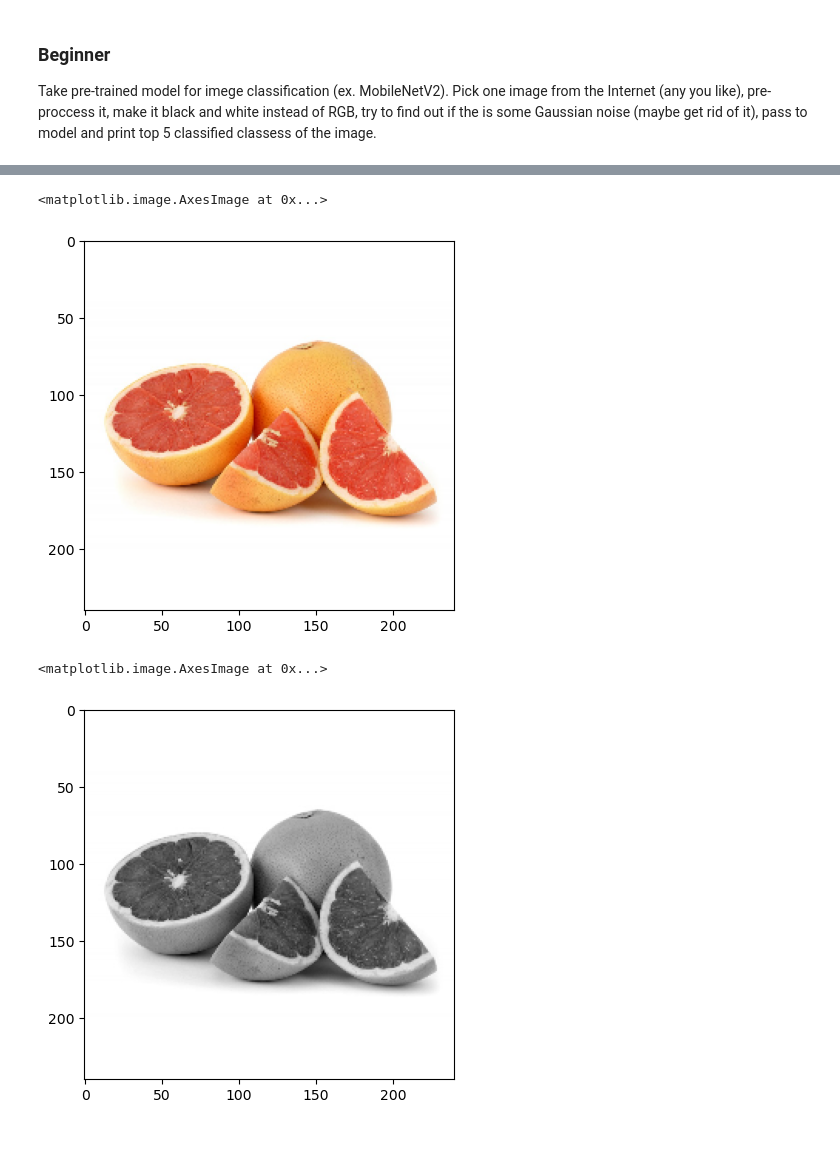
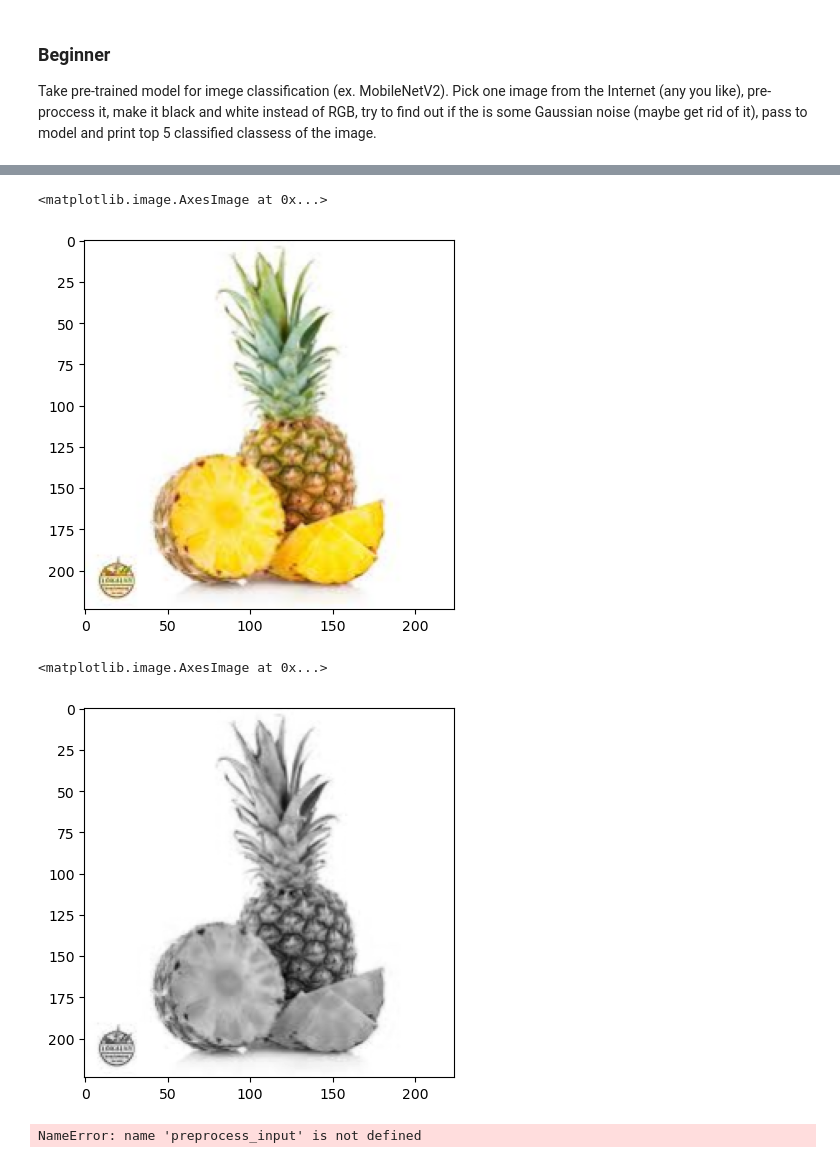
Before and after one commit to Piotrek-max/AI_Lab_Recruitment_Tasks_2024, a Jupyter notebook: TASK_3_B.ipynb, the cells around one changed output, grey strips where cells are left out. Drawn from its saved outputs; the diff is of its cells as text; code cells hidden in the pictures.

```diff
--- a/TASK_3_B.ipynb
+++ b/TASK_3_B.ipynb
@@ -16,17 +13,24 @@ import matplotlib.pyplot as plt
 import cv2
 # %%
 # take an image -> resize it
-image=cv2.imread("grapefruit-kg.jpg")
-image = cv2.resize(image, (240, 240),
+image=cv2.imread("ananas_image.jpg")
+image = cv2.resize(image, (224, 224),
                interpolation = cv2.INTER_LINEAR)
+
 plt.imshow(image[:,:,::-1]) #cv2 has reversed colormap RGB->BRG
 # %% [output]
 <matplotlib.image.AxesImage at 0x...>
-[figure, old version]
+[figure, new version]
 # %%
 # make the photo gray
 gray_image = cv2.cvtColor(image, cv2.COLOR_RGB2GRAY)
 plt.imshow(gray_image,cmap="gray")
 # %% [output]
 <matplotlib.image.AxesImage at 0x...>
-[figure, old version]
+[figure, new version]
+# %%
+data = np.empty((1,224,224,3))
+data[0] = preprocess_input(image)
+predictions = model.predict(data)
+# %% [output]
+NameError: name 'preprocess_input' is not defined
```
Also changed, not shown: parts of 3 cells of this notebook.
